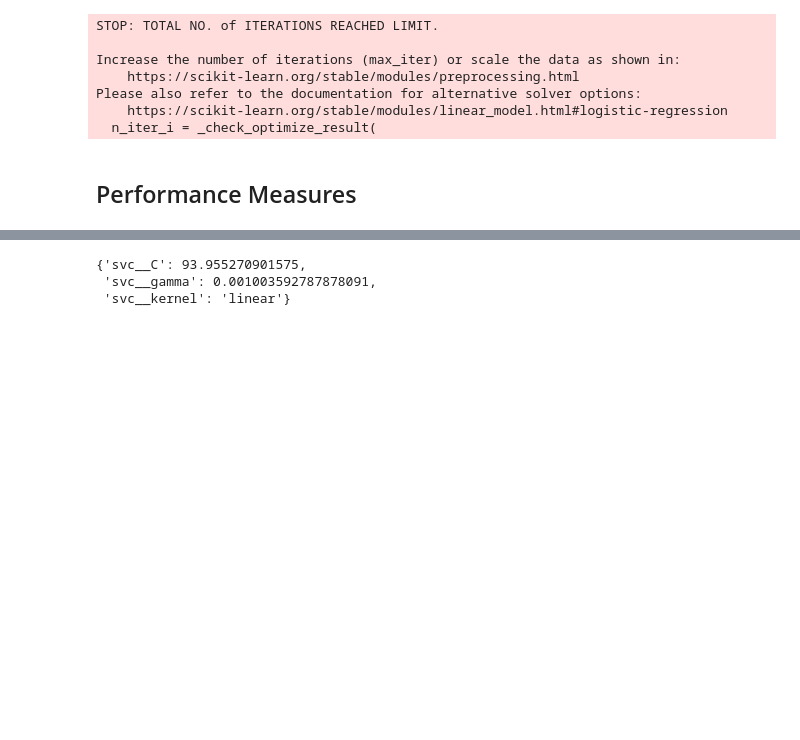
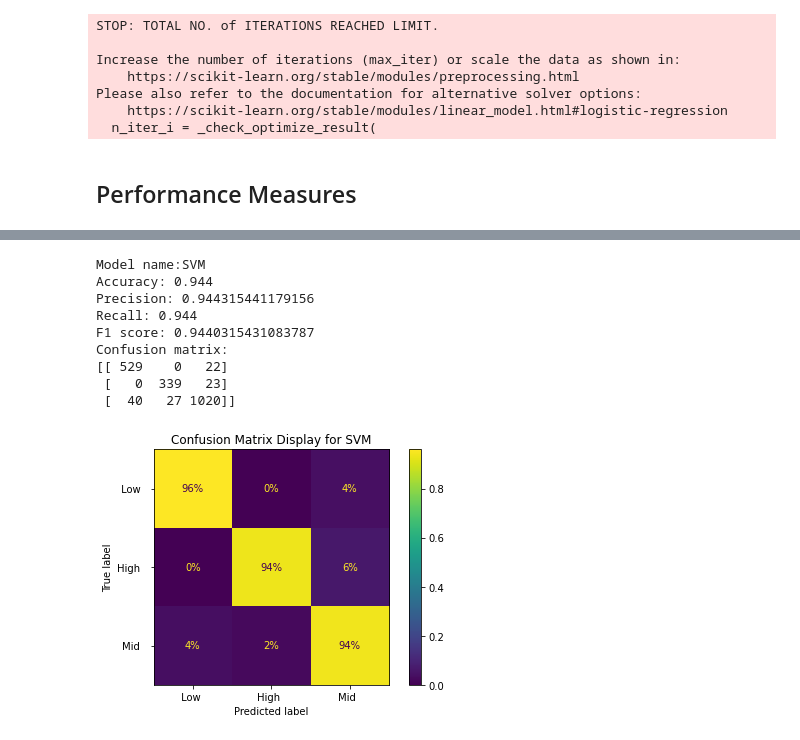
Before and after one commit to seanxuu/Machine-Learning-7126, a Jupyter notebook: assignment2.ipynb, the cells around one changed output, grey strips where cells are left out. Saved outputs shown, nothing was run; the diff lists cells and outputs as text; code cells hidden in the pictures; blank space fills up the shorter version.

```diff
--- a/assignment2.ipynb
+++ b/assignment2.ipynb
@@ -160,7 +162,7 @@ X_test = test_set.drop("Grading", axis=1)
 from sklearn.svm import SVC
 svm_clf = make_pipeline(preprocessing, SVC(random_state=42))
 svm_clf.fit(X_train, y_train)
-svm_predict = svm_clf.predict(test_set)
+svm_predict = svm_clf.predict(X_test)
 # %%
 # use KNN as classifier
 from sklearn.neighbors import KNeighborsClassifier
@@ -206,14 +227,24 @@ nb_predict = nb_clf.predict(test_set)
 # %%
+# define a function to calculate the accuracy, precision, recall, f1 score and confusion matrix
 from sklearn.metrics import accuracy_score, precision_score, recall_score, f1_score, confusion_matrix
-# performance of svm
-accuracy_svm = accuracy_score(y_test, svm_predict)
-precision_svm = precision_score(y_test, svm_predict, average='weighted')
-recall_svm = recall_score(y_test, svm_predict, average='weighted')
-f1_svm = f1_score(y_test, svm_predict, average='weighted')
-confusion_mat_svm = confusion_matrix(y_test, svm_predict)
+from sklearn.metrics import ConfusionMatrixDisplay
 
-print(f'Accuracy: {accuracy_svm}')
-print(f'Precision: {precision_svm}')
-print(f'Recall: {recall_svm}')
-print(f'F1 score: {f1_svm}')
-print(f'Confusion matrix: \n{confusion_mat_svm}')
+
+def performance_measures(y_test, y_pred, model_name):
+    accuracy_model = accuracy_score(y_test, y_pred)
+    precision_model = precision_score(y_test, y_pred, average='weighted')
+    recall_model = recall_score(y_test, y_pred, average='weighted')
+    f1_model = f1_score(y_test, y_pred, average='weighted')
+    confusion_mat_model = confusion_matrix(y_test, y_pred)
+    print(f'Model name:{model_name}')
+    print(f'Accuracy: {accuracy_model}')
+    print(f'Precision: {precision_model}')
+    print(f'Recall: {recall_model}')
+    print(f'F1 score: {f1_model}')
+    print(f'Confusion matrix: \n{confusion_mat_model}')
+
+    ConfusionMatrixDisplay.from_predictions(
+        y_test, y_pred, normalize="true", values_format=".0%")
+    save_fig(f"ConfusionMatrix_{model_name}")  # extra code
+    plt.title(f"Confusion Matrix Display for {model_name}")
+    plt.show()
@@ -410,30 +251,13 @@ plt.show()
-# %%
-# use grid search to find the best hyperparameters
-from sklearn.model_selection import GridSearchCV
-param_grid = [  # try 12 (3×4) combinations of hyperparameters
-    {'svc__C': [0.1, 1, 10, 100], 'svc__kernel': ['linear']},
-    {'svc__C': [0.1, 1, 10, 100], 'svc__gamma': [0.001, 0.0001],
-        'svc__kernel': ['rbf']},
-]
-
-grid_search = GridSearchCV(svm_clf, param_grid, cv=5,
-                            scoring='accuracy', return_train_score=True)
-grid_search.fit(X_train, y_train)
-grid_search.best_params_
-
-# use random search to find the best hyperparameters
-from sklearn.model_selection import RandomizedSearchCV
-from scipy.stats import reciprocal, uniform
-param_distribs = {  # try 12 (3×4) combinations of hyperparameters
-    'svc__C': uniform(0.1, 100),
-    'svc__gamma': reciprocal(0.001, 0.1),
-    'svc__kernel': ['rbf', 'linear'],
-}
-rnd_search = RandomizedSearchCV(svm_clf, param_distributions=param_distribs,
-                                n_iter=10, cv=5, scoring='accuracy', random_state=42)
-rnd_search.fit(X_train, y_train)
-rnd_search.best_params_
-# %% [output]
-{'svc__C': 93.955270901575,
- 'svc__gamma': 0.001003592787878091,
- 'svc__kernel': 'linear'}
+# %%
+performance_measures(y_test, svm_predict, 'SVM')
+# %% [output]
+Model name:SVM
+Accuracy: 0.944
+Precision: 0.944315441179156
+Recall: 0.944
+F1 score: 0.9440315431083787
+Confusion matrix:
+[[ 529    0   22]
+ [   0  339   23]
+ [  40   27 1020]]
+[figure, added]
```
Also changed, not shown: parts of 34 cells of this notebook, 16 other files.
